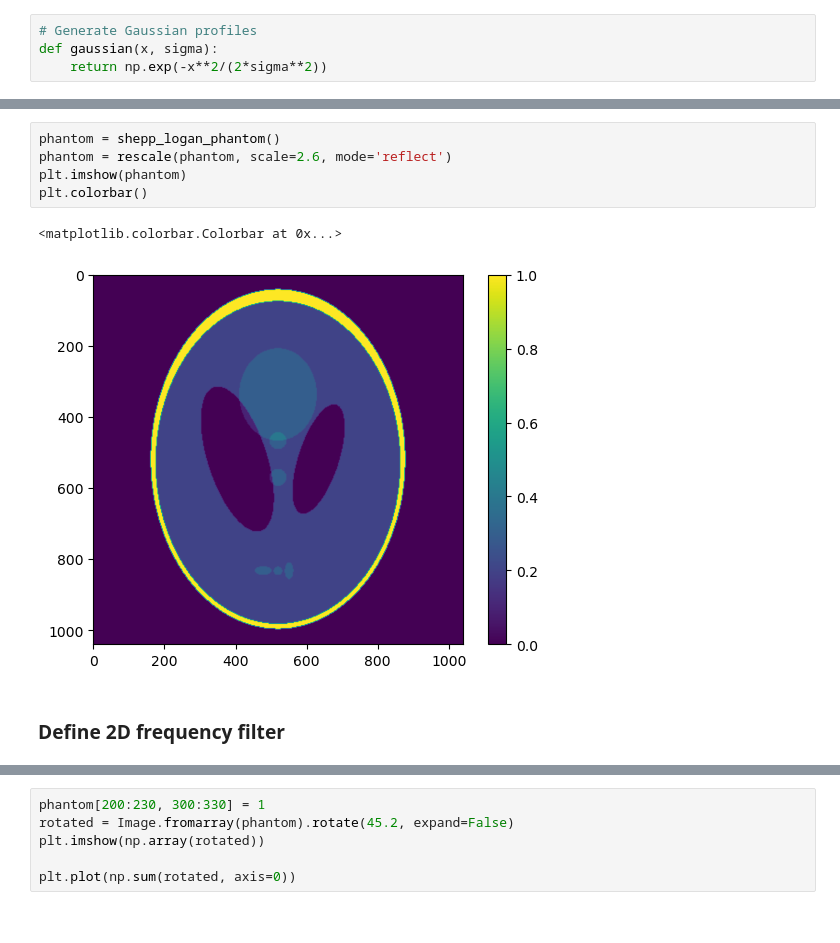
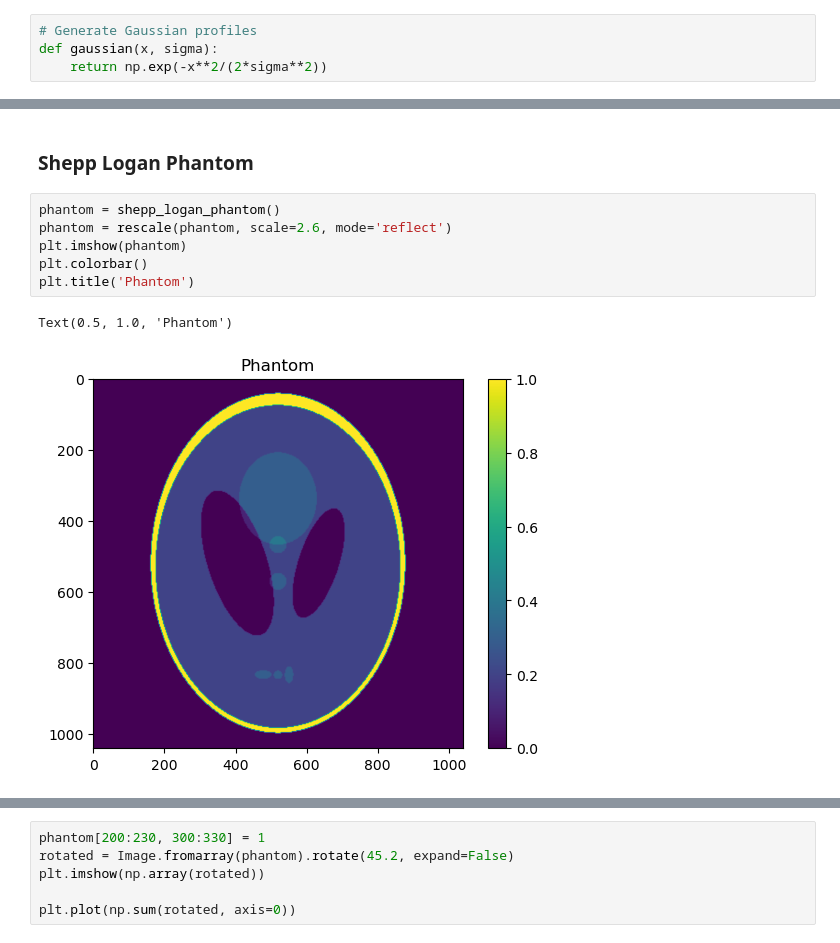
Before and after one commit to kwokkenton/optea, a Jupyter notebook: reconstruction_models/forward_model.ipynb, the cells around one changed output, grey strips where cells are left out. Cells and saved outputs as stored; diff of their text form.

```diff
--- a/reconstruction_models/forward_model.ipynb
+++ b/reconstruction_models/forward_model.ipynb
@@ -38,10 +226,11 @@ def gaussian(x, sigma):
+# %% [markdown]
+### Shepp Logan Phantom
 # %%
 phantom = shepp_logan_phantom()
 phantom = rescale(phantom, scale=2.6, mode='reflect')
 plt.imshow(phantom)
 plt.colorbar()
+plt.title('Phantom')
 # %% [output]
-<matplotlib.colorbar.Colorbar at 0x...>
+Text(0.5, 1.0, 'Phantom')
-[figure, old version]
+[figure, new version]
-# %% [markdown]
-### Define 2D frequency filter
```
Also changed, not shown: parts of 22 cells of this notebook, 2 other files.
